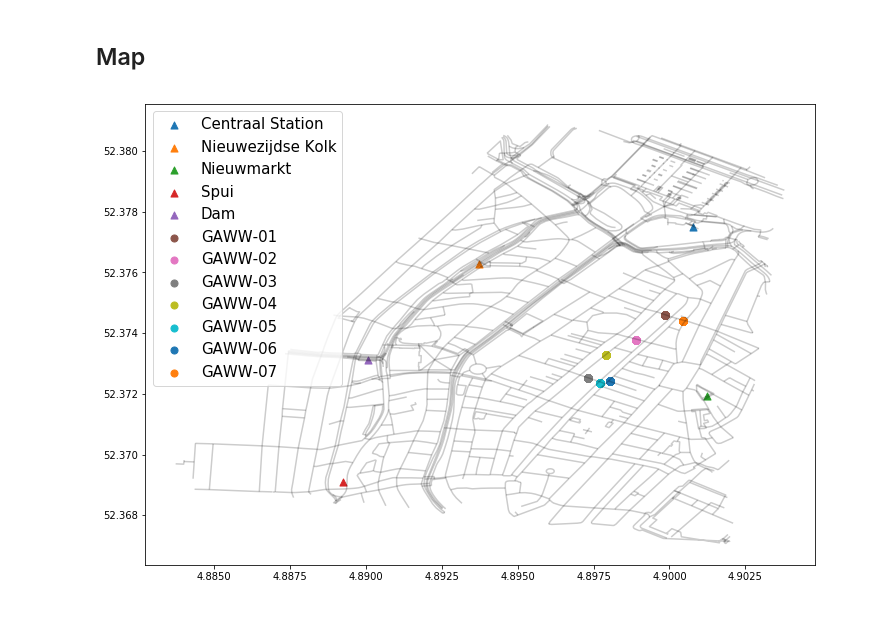
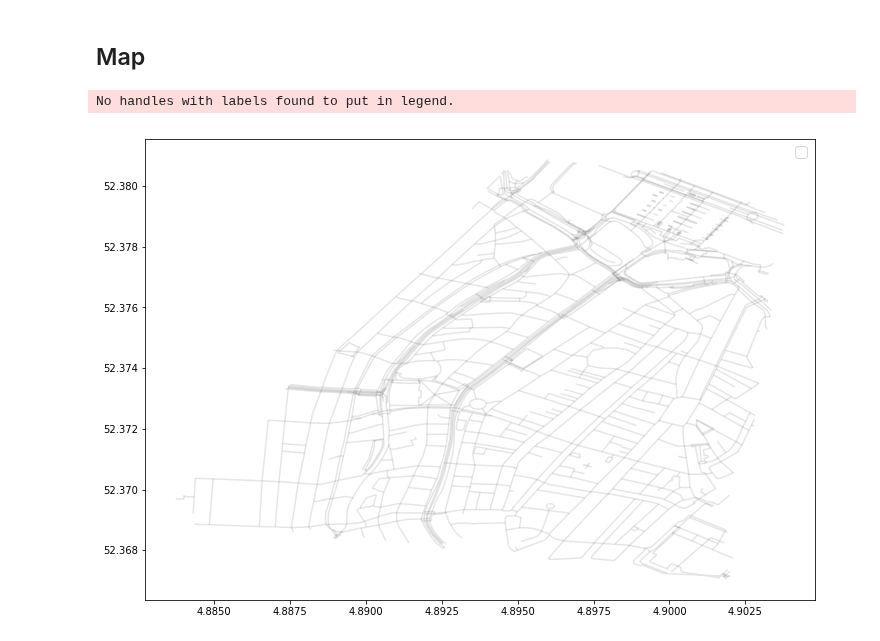
Before and after one commit to LeDon96/CrowdednessPrediction, a Jupyter notebook: Jupyter Notebooks/Data explore.ipynb, the cells around one changed output. Drawn from its saved outputs; the diff is of its cells as text; code cells hidden in the pictures.

```diff
--- a/Jupyter Notebooks/Data explore.ipynb
+++ b/Jupyter Notebooks/Data explore.ipynb
@@ -115,35 +115,36 @@ gvb_geo_df = gpd.GeoDataFrame(gvb_cor_df, crs = crs,geometry = gvb_geometry)
 gvb_geo_df = gvb_geo_df[["Station", "geometry"]]
 # %%
 fig,ax = plt.subplots(figsize = (12, 12))
-street_map.plot(ax = ax, alpha = 0.2, color = "black")
+street_map.plot(ax = ax, alpha = 0.1, color = "black")
 
-gvb_geo_df[gvb_geo_df["Station"] == "Centraal Station"].plot(ax = ax, markersize = 50, marker = "^",
-                                                        label = "Centraal Station")
-gvb_geo_df[gvb_geo_df["Station"] == "Nieuwezijdse Kolk"].plot(ax = ax, markersize = 50, marker = "^",
-                                                        label = "Nieuwezijdse Kolk")
-gvb_geo_df[gvb_geo_df["Station"] == "Nieuwmarkt"].plot(ax = ax, markersize = 50, marker = "^",
-                                                        label = "Nieuwmarkt")
-gvb_geo_df[gvb_geo_df["Station"] == "Spui"].plot(ax = ax, markersize = 50, marker = "^",
-                                                        label = "Spui")
-gvb_geo_df[gvb_geo_df["Station"] == "Dam"].plot(ax = ax, markersize = 50, marker = "^",
-                                                        label = "Dam")
+# gvb_geo_df[gvb_geo_df["Station"] == "Centraal Station"].plot(ax = ax, markersize = 80, marker = "^",
+#                                                         label = "Centraal Station", alpha = 0.8)
+# gvb_geo_df[gvb_geo_df["Station"] == "Nieuwezijdse Kolk"].plot(ax = ax, markersize = 80, marker = "^",
+#                                                         label = "Nieuwezijdse Kolk", alpha = 0.8)
+# gvb_geo_df[gvb_geo_df["Station"] == "Nieuwmarkt"].plot(ax = ax, markersize = 80, marker = "^",
+#                                                         label = "Nieuwmarkt", alpha = 0.8)
+# gvb_geo_df[gvb_geo_df["Station"] == "Spui"].plot(ax = ax, markersize = 80, marker = "^",
+#                                                         label = "Spui", alpha = 0.8)
+# gvb_geo_df[gvb_geo_df["Station"] == "Dam"].plot(ax = ax, markersize = 80, marker = "^",
+#                                                         label = "Dam", alpha = 0.8)
 
-sensor_geo_df[sensor_geo_df["Sensor"] == "GAWW-01"].plot(ax = ax, markersize = 50, marker = "o",
-                                                       label = "GAWW-01")
-sensor_geo_df[sensor_geo_df["Sensor"] == "GAWW-02"].plot(ax = ax, markersize = 50, marker = "o",
-                                                       label = "GAWW-02")
-sensor_geo_df[sensor_geo_df["Sensor"] == "GAWW-03"].plot(ax = ax, markersize = 50, marker = "o",
-                                                       label = "GAWW-03")
-sensor_geo_df[sensor_geo_df["Sensor"] == "GAWW-04"].plot(ax = ax, markersize = 50, marker = "o",
-                                                       label = "GAWW-04")
-sensor_geo_df[sensor_geo_df["Sensor"] == "GAWW-05"].plot(ax = ax, markersize = 50, marker = "o",
-                                                       label = "GAWW-05")
-sensor_geo_df[sensor_geo_df["Sensor"] == "GAWW-06"].plot(ax = ax, markersize = 50, marker = "o",
-                                                       label = "GAWW-06")
-sensor_geo_df[sensor_geo_df["Sensor"] == "GAWW-07"].plot(ax = ax, markersize = 50, marker = "o",
-                                                       label = "GAWW-07")
+# sensor_geo_df[sensor_geo_df["Sensor"] == "GAWW-01"].plot(ax = ax, markersize = 80, marker = "o",
+#                                                        label = "GAWW-01", alpha = 0.8)
+# sensor_geo_df[sensor_geo_df["Sensor"] == "GAWW-02"].plot(ax = ax, markersize = 80, marker = "o",
+#                                                        label = "GAWW-02", alpha = 0.8)
+# sensor_geo_df[sensor_geo_df["Sensor"] == "GAWW-03"].plot(ax = ax, markersize = 80, marker = "o",
+#                                                        label = "GAWW-03", alpha = 0.8)
+# sensor_geo_df[sensor_geo_df["Sensor"] == "GAWW-04"].plot(ax = ax, markersize = 80, marker = "o",
+#                                                        label = "GAWW-04", alpha = 0.8)
+# sensor_geo_df[sensor_geo_df["Sensor"] == "GAWW-05"].plot(ax = ax, markersize = 80, marker = "o",
+#                                                        label = "GAWW-05", alpha = 0.8)
+# sensor_geo_df[sensor_geo_df["Sensor"] == "GAWW-06"].plot(ax = ax, markersize = 80, marker = "o",
+#                                                        label = "GAWW-06", alpha = 0.8)
+# sensor_geo_df[sensor_geo_df["Sensor"] == "GAWW-07"].plot(ax = ax, markersize = 80, marker = "o",
+#                                                        label = "GAWW-07", alpha = 0.8)
 
 plt.legend(prop={"size": 15})
 plt.savefig('../../../Data_thesis/Useful/map.png')
 # %% [output]
+No handles with labels found to put in legend.
-[figure, old version]
+[figure, new version]
```
Also changed, not shown: 16 other files.
